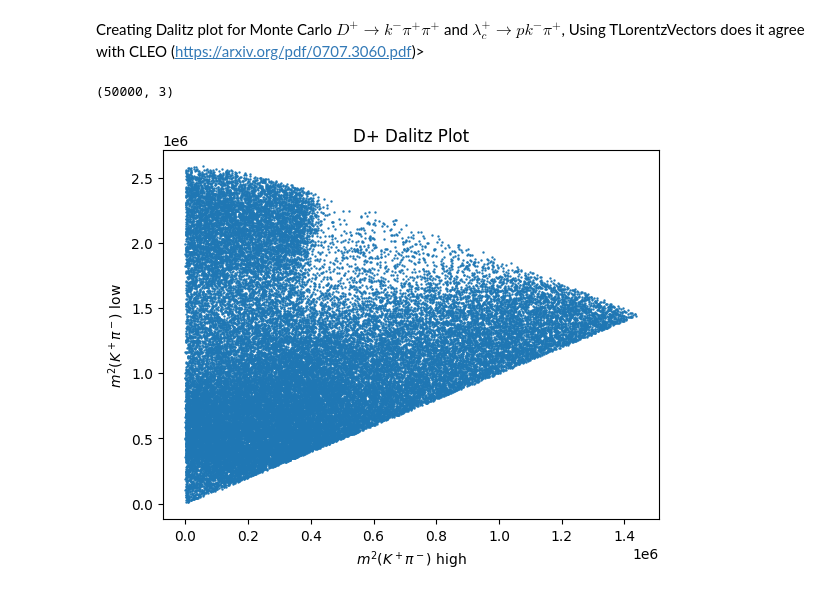
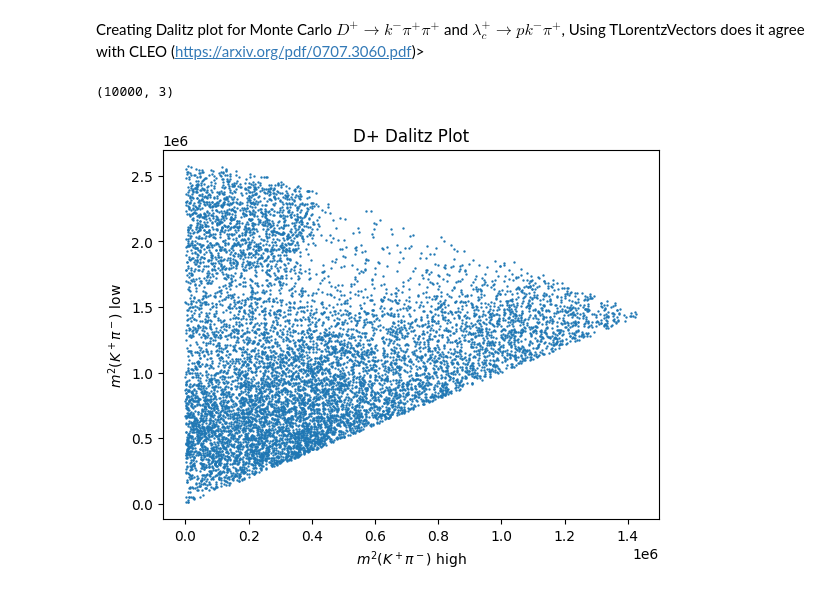
Before and after one commit to GitGup/ATLAS_DNN, a Jupyter notebook: MCAnalysis.ipynb, the cells around one changed output. Drawn from its saved outputs; the diff is of its cells as text; code cells hidden in the pictures.

```diff
--- a/MCAnalysis.ipynb
+++ b/MCAnalysis.ipynb
@@ -70,7 +89,7 @@ df
 # %%
 TTree2 = process_ntuple(files[0])
 
-df2 = show(0, TTree2, ['TruthParticles_Selected_daughterInfoT__pt', 'TruthParticles_Selected_daughterInfoT__phi','TruthParticles_Selected_daughterInfoT__eta', 'TruthParticles_Selected_daughterInfoT__pdgId'], 50000)
+df2 = show(0, TTree2, ['TruthParticles_Selected_daughterInfoT__pt', 'TruthParticles_Selected_daughterInfoT__phi','TruthParticles_Selected_daughterInfoT__eta', 'TruthParticles_Selected_daughterInfoT__pdgId'], 10000)
 empty_indices2 = [i for i, x in enumerate(df2['TruthParticles_Selected_daughterInfoT__pt']) if len(x) == 0]
 df2 = df2.drop(empty_indices2)
 df2 = df2.reset_index(drop=True)
@@ -151,7 +146,7 @@ hist, x_edges, y_edges = np.histogram2d([], [], bins=[bins, bins])
 reshaped_list = [TLorentzVectorList[i:i+3] for i in range(0, len(TLorentzVectorList), 3)]
 np.shape(reshaped_list)
 # %% [output]
-(50000, 3)
+(10000, 3)
 # %%
 kpi_low = []
 kpi_high = []
@@ -166,11 +161,19 @@ for sublist in reshaped_list:
         #kpi_one < kpi_kpi_two:
         kpi_high.append(kpi_two)
         kpi_low.append(kpi_one)
+# %%
+def scatter_plot(x, y, title):
+    plt.scatter(x, y, s = .5)
+    plt.title(title)
+    plt.xlabel(r'$m^2(K^+\pi^-)$ high')
+    plt.ylabel(r'$m^2(K^+\pi^-$) low')
+    plt.show()
 # %%
-plt.scatter(kpi_low, kpi_high, s = .5)
-plt.title("D+ Dalitz Plot")
-plt.xlabel(r'$m^2(K^+\pi^-)$ high')
-plt.ylabel(r'$m^2(K^+\pi^-$) low')
-plt.show()
+scatter_plot(kpi_low, kpi_high, "D+ Dalitz Plot")
+# plt.scatter(kpi_low, kpi_high, s = .5)
+# plt.title("D+ Dalitz Plot")
+# plt.xlabel(r'$m^2(K^+\pi^-)$ high')
+# plt.ylabel(r'$m^2(K^+\pi^-$) low')
+# plt.show()
 # %% [output]
-[figure, old version]
+[figure, new version]
```
Also changed, not shown: parts of 13 cells of this notebook.
